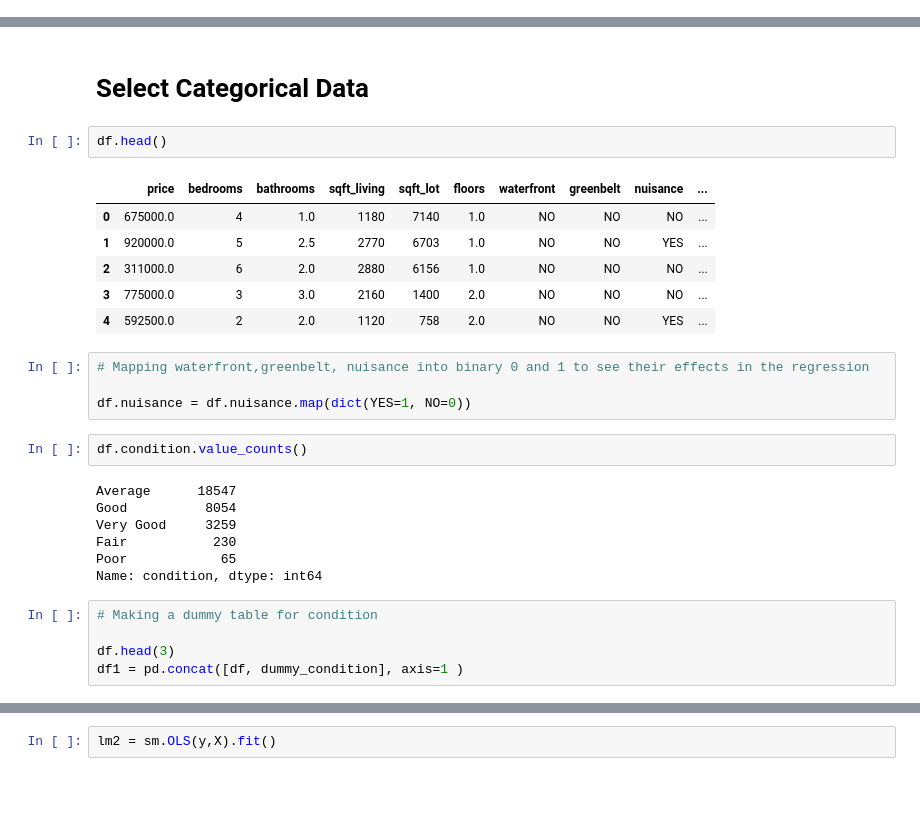
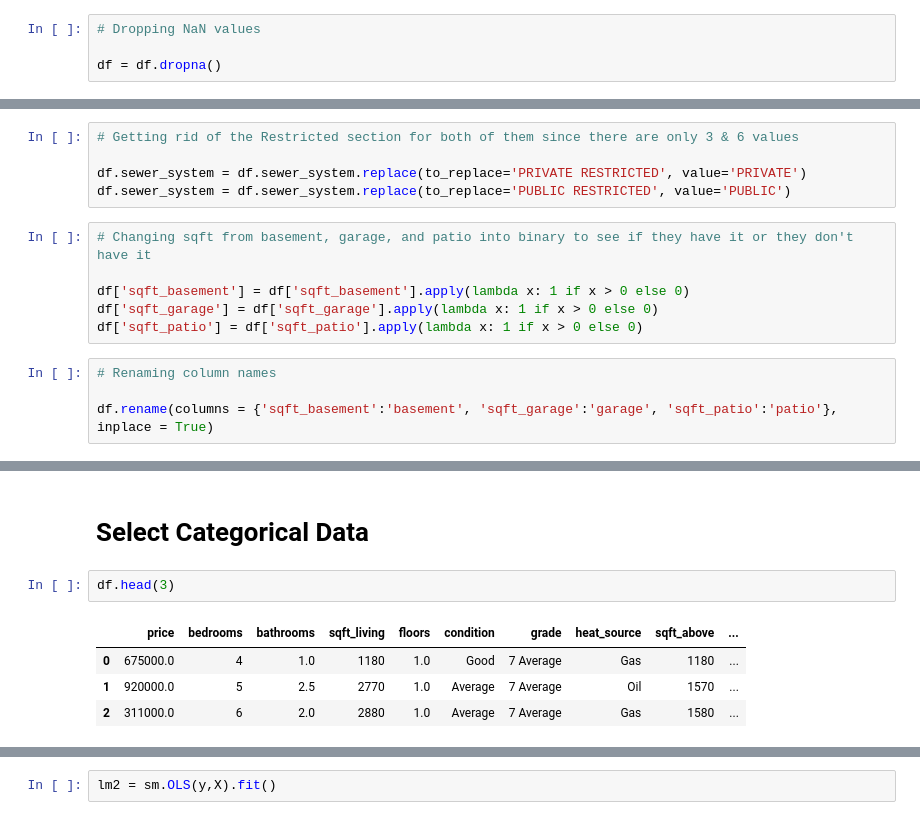
Before and after one commit to josecastillofl/Phase_2_Project, a Jupyter notebook: Untitled.ipynb, the cells around one changed output, grey strips where cells are left out. Cells and saved outputs as stored; diff of their text form; blank space fills up the shorter version.

```diff
--- a/Untitled.ipynb
+++ b/Untitled.ipynb
@@ -43,3 +54,7 @@ df = data.drop(['id', 'lat', 'long', 'address', 'date', 'yr_renovated', 'sqft_ab
+# %%
+# Dropping NaN values
+
+df = df.dropna()
 # %%
 # Make features that are No and Yes to binary 0s and 1s
 
@@ -57,0 +64,15 @@ df.head()
+# %%
+# Getting rid of the Restricted section for both of them since there are only 3 & 6 values
+
+df.sewer_system = df.sewer_system.replace(to_replace='PRIVATE RESTRICTED', value='PRIVATE')
+df.sewer_system = df.sewer_system.replace(to_replace='PUBLIC RESTRICTED', value='PUBLIC')
+# %%
+# Changing sqft from basement, garage, and patio into binary to see if they have it or they don't have it
+
+df['sqft_basement'] = df['sqft_basement'].apply(lambda x: 1 if x > 0 else 0)
+df['sqft_garage'] = df['sqft_garage'].apply(lambda x: 1 if x > 0 else 0)
+df['sqft_patio'] = df['sqft_patio'].apply(lambda x: 1 if x > 0 else 0)
+# %%
+# Renaming column names
+
+df.rename(columns = {'sqft_basement':'basement', 'sqft_garage':'garage', 'sqft_patio':'patio'}, inplace = True)
@@ -175,29 +173,9 @@ sns.heatmap(df1.corr(), annot = True)
 # %% [markdown]
 # Select Categorical Data
 # %%
-df.head()
+df.head(3)
 # %% [output]
-|  | price | bedrooms | bathrooms | sqft_living | sqft_lot | floors | waterfront | greenbelt | nuisance | ... |
-| 0 | 675000.0 | 4 | 1.0 | 1180 | 7140 | 1.0 | NO | NO | NO | ... |
-| 1 | 920000.0 | 5 | 2.5 | 2770 | 6703 | 1.0 | NO | NO | YES | ... |
-| 2 | 311000.0 | 6 | 2.0 | 2880 | 6156 | 1.0 | NO | NO | NO | ... |
-| 3 | 775000.0 | 3 | 3.0 | 2160 | 1400 | 2.0 | NO | NO | NO | ... |
-| 4 | 592500.0 | 2 | 2.0 | 1120 | 758 | 2.0 | NO | NO | YES | ... |
+|  | price | bedrooms | bathrooms | sqft_living | floors | condition | grade | heat_source | sqft_above | ... |
+| 0 | 675000.0 | 4 | 1.0 | 1180 | 1.0 | Good | 7 Average | Gas | 1180 | ... |
+| 1 | 920000.0 | 5 | 2.5 | 2770 | 1.0 | Average | 7 Average | Oil | 1570 | ... |
+| 2 | 311000.0 | 6 | 2.0 | 2880 | 1.0 | Average | 7 Average | Gas | 1580 | ... |
-# %%
-# Mapping waterfront,greenbelt, nuisance into binary 0 and 1 to see their effects in the regression
-
-df.nuisance = df.nuisance.map(dict(YES=1, NO=0))
-# %%
-df.condition.value_counts()
-# %% [output]
-Average      18547
-Good          8054
-Very Good     3259
-Fair           230
-Poor            65
-Name: condition, dtype: int64
-# %%
-# Making a dummy table for condition
-
-df.head(3)
-df1 = pd.concat([df, dummy_condition], axis=1 )
```
Also changed, not shown: parts of 62 cells of this notebook.
